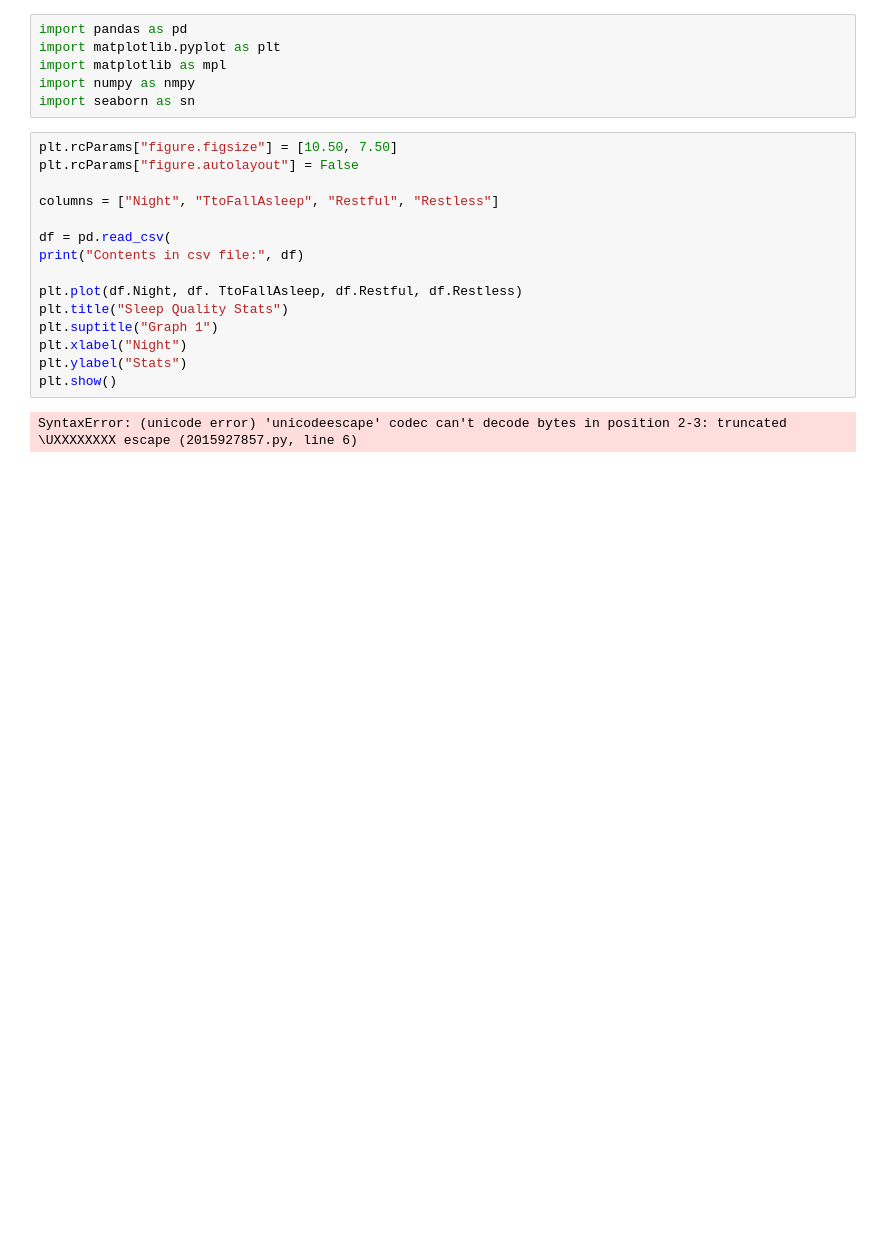
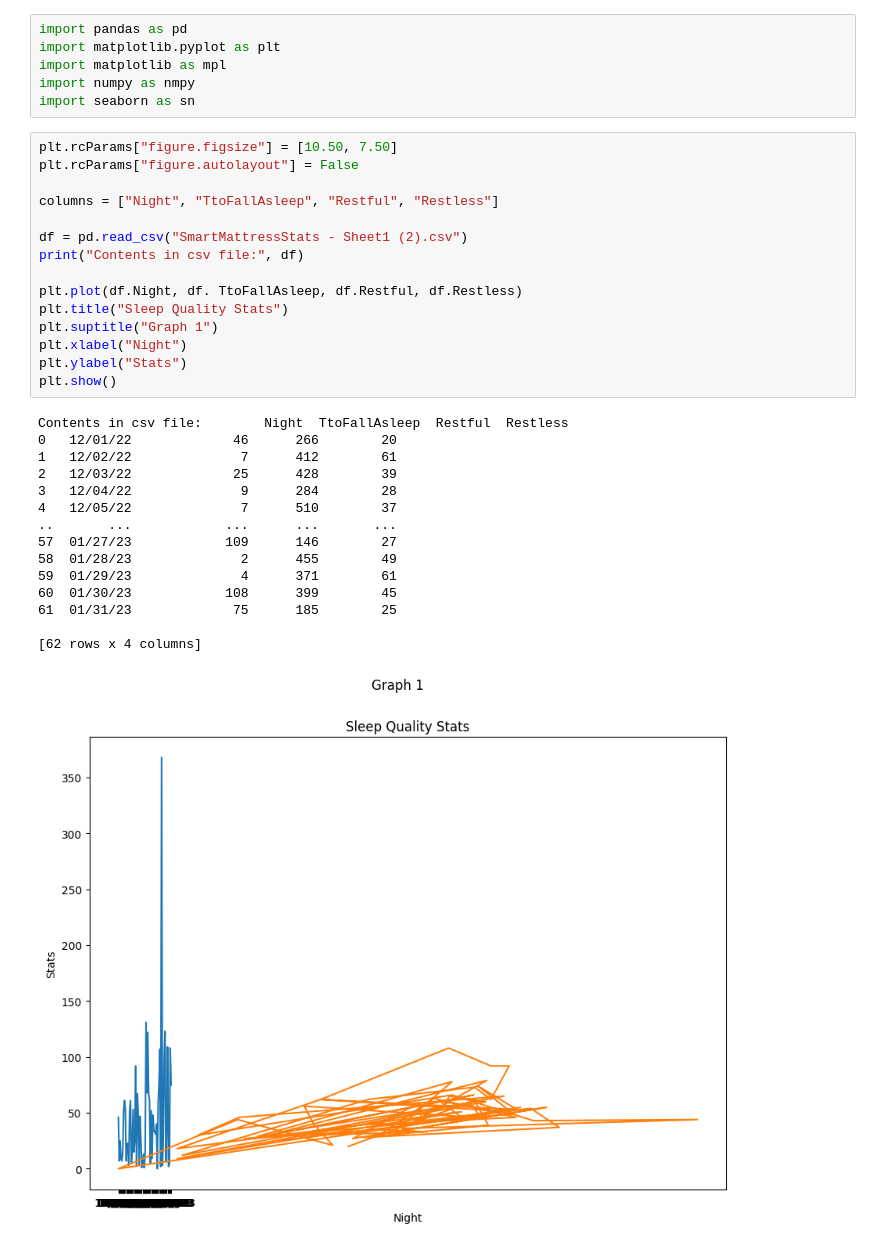
Before and after one commit to ACollins00/SmartMattressMoonPhases, a Jupyter notebook: Untitled-1.ipynb, the cells around one changed output. Cells and saved outputs as stored; diff of their text form; blank space fills up the shorter version.

```diff
--- a/Untitled-1.ipynb
+++ b/Untitled-1.ipynb
@@ -7,17 +7,31 @@ import seaborn as sn
 # %%
 plt.rcParams["figure.figsize"] = [10.50, 7.50]
 plt.rcParams["figure.autolayout"] = False
 
 columns = ["Night", "TtoFallAsleep", "Restful", "Restless"]
 
-df = pd.read_csv(
+df = pd.read_csv("SmartMattressStats - Sheet1 (2).csv")
 print("Contents in csv file:", df)
 
 plt.plot(df.Night, df. TtoFallAsleep, df.Restful, df.Restless)
 plt.title("Sleep Quality Stats")
 plt.suptitle("Graph 1")
 plt.xlabel("Night")
 plt.ylabel("Stats")
 plt.show()
 # %% [output]
-SyntaxError: (unicode error) 'unicodeescape' codec can't decode bytes in position 2-3: truncated \UXXXXXXXX escape (2015927857.py, line 6)
+Contents in csv file:        Night  TtoFallAsleep  Restful  Restless
+0   12/01/22             46      266        20
+1   12/02/22              7      412        61
+2   12/03/22             25      428        39
+3   12/04/22              9      284        28
+4   12/05/22              7      510        37
+..       ...            ...      ...       ...
+57  01/27/23            109      146        27
+58  01/28/23              2      455        49
+59  01/29/23              4      371        61
+60  01/30/23            108      399        45
+61  01/31/23             75      185        25
+
+[62 rows x 4 columns]
+[figure, added]
```
